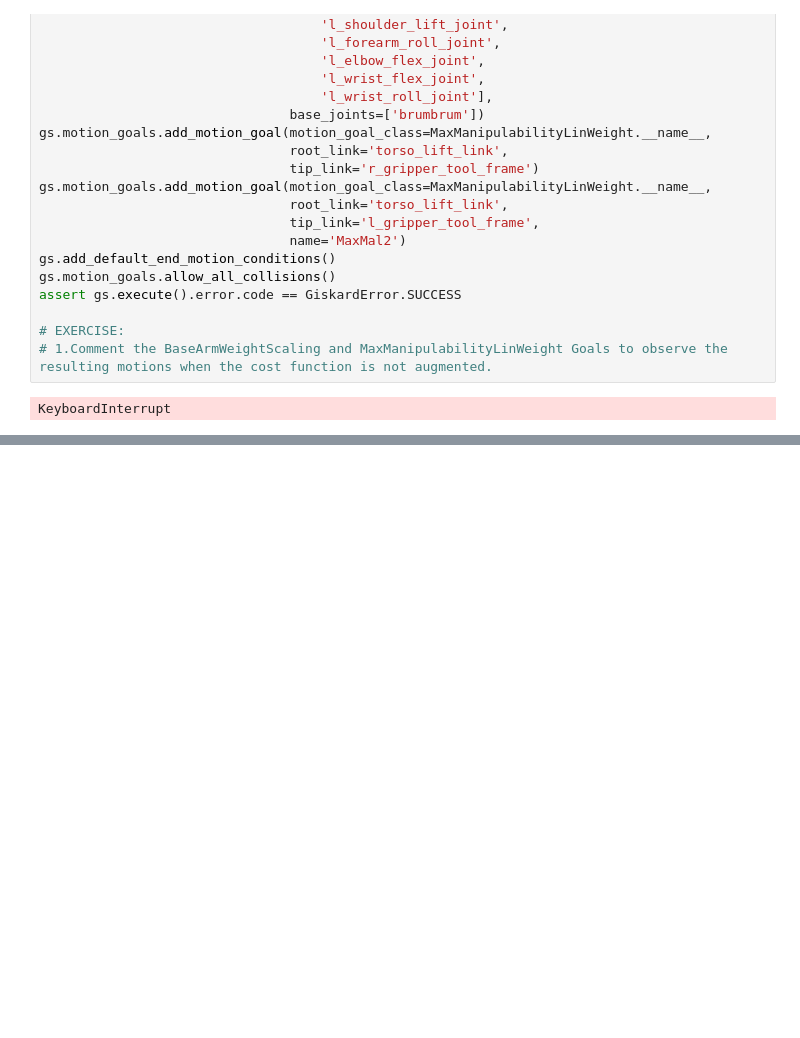
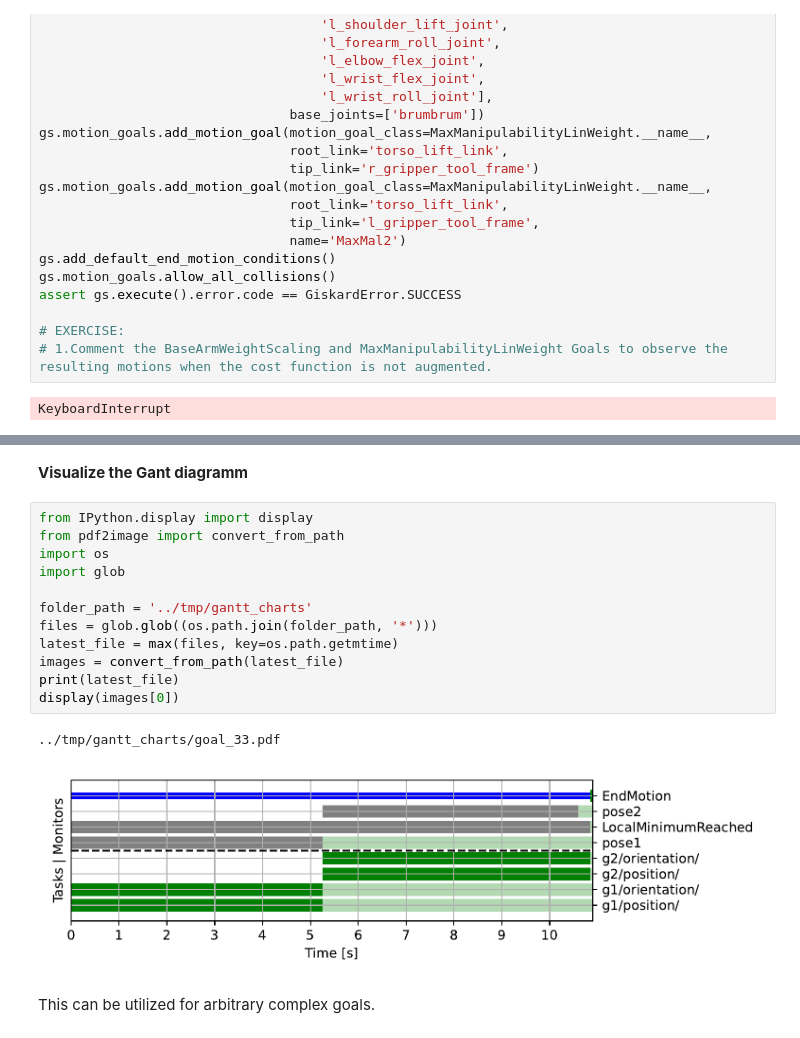
Before and after one commit to SemRoCo/giskardpy, a Jupyter notebook: scripts/giskard_examples.ipynb, the cells around one changed output, grey strips where cells are left out. Drawn from its saved outputs; the diff is of its cells as text; blank space fills up the shorter version.

```diff
--- a/scripts/giskard_examples.ipynb
+++ b/scripts/giskard_examples.ipynb
@@ -511,0 +661,19 @@ KeyboardInterrupt
+# %% [markdown]
+**Visualize the Gant diagramm**
+# %%
+from IPython.display import display
+from pdf2image import convert_from_path
+import os
+import glob
+
+folder_path = '../tmp/gantt_charts'
+files = glob.glob((os.path.join(folder_path, '*')))
+latest_file = max(files, key=os.path.getmtime)
+images = convert_from_path(latest_file)
+print(latest_file)
+display(images[0])
+# %% [output]
+../tmp/gantt_charts/goal_33.pdf
+[figure, added]
+# %% [markdown]
+This can be utilized for arbitrary complex goals.
```
Also changed, not shown: parts of 8 cells of this notebook.
